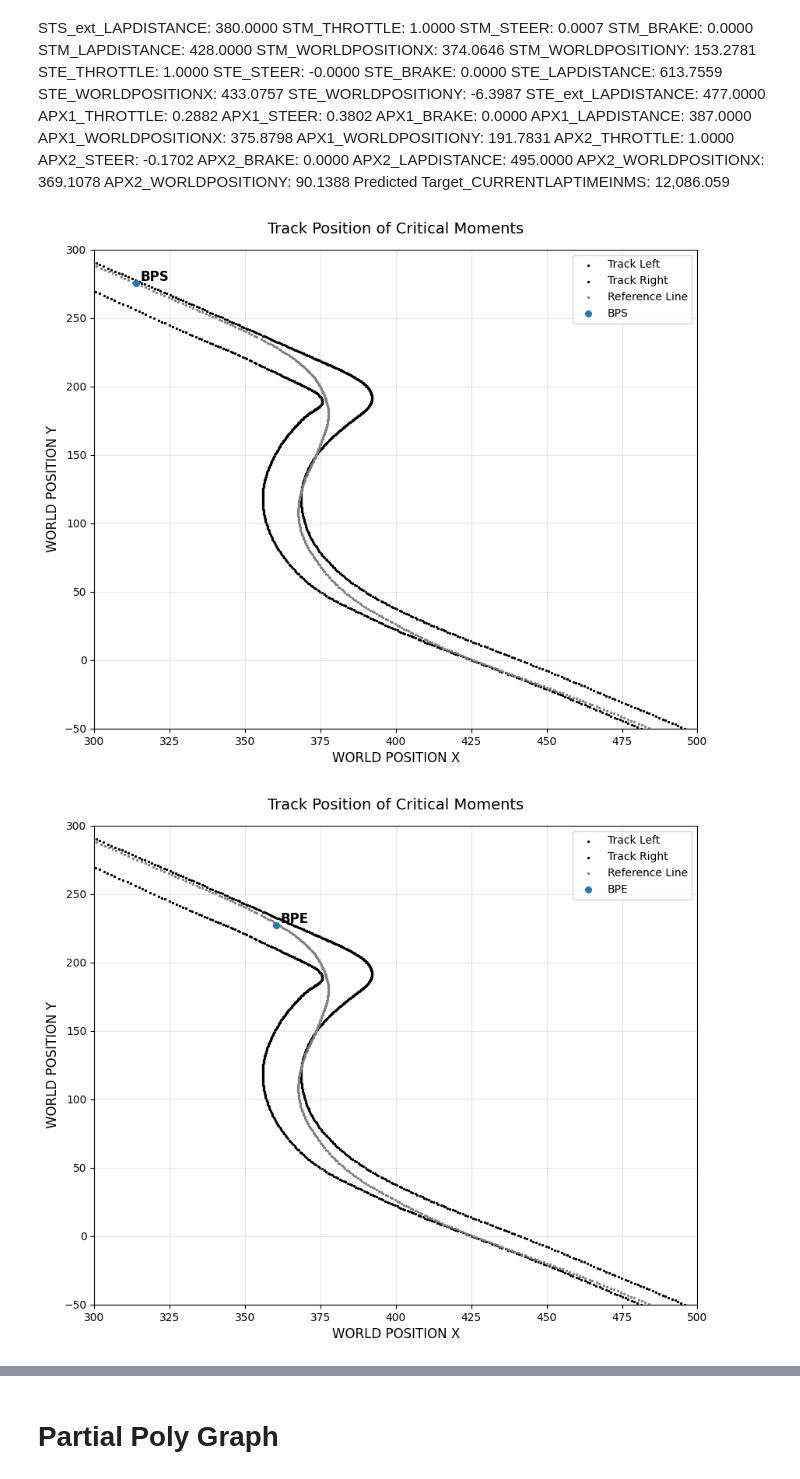
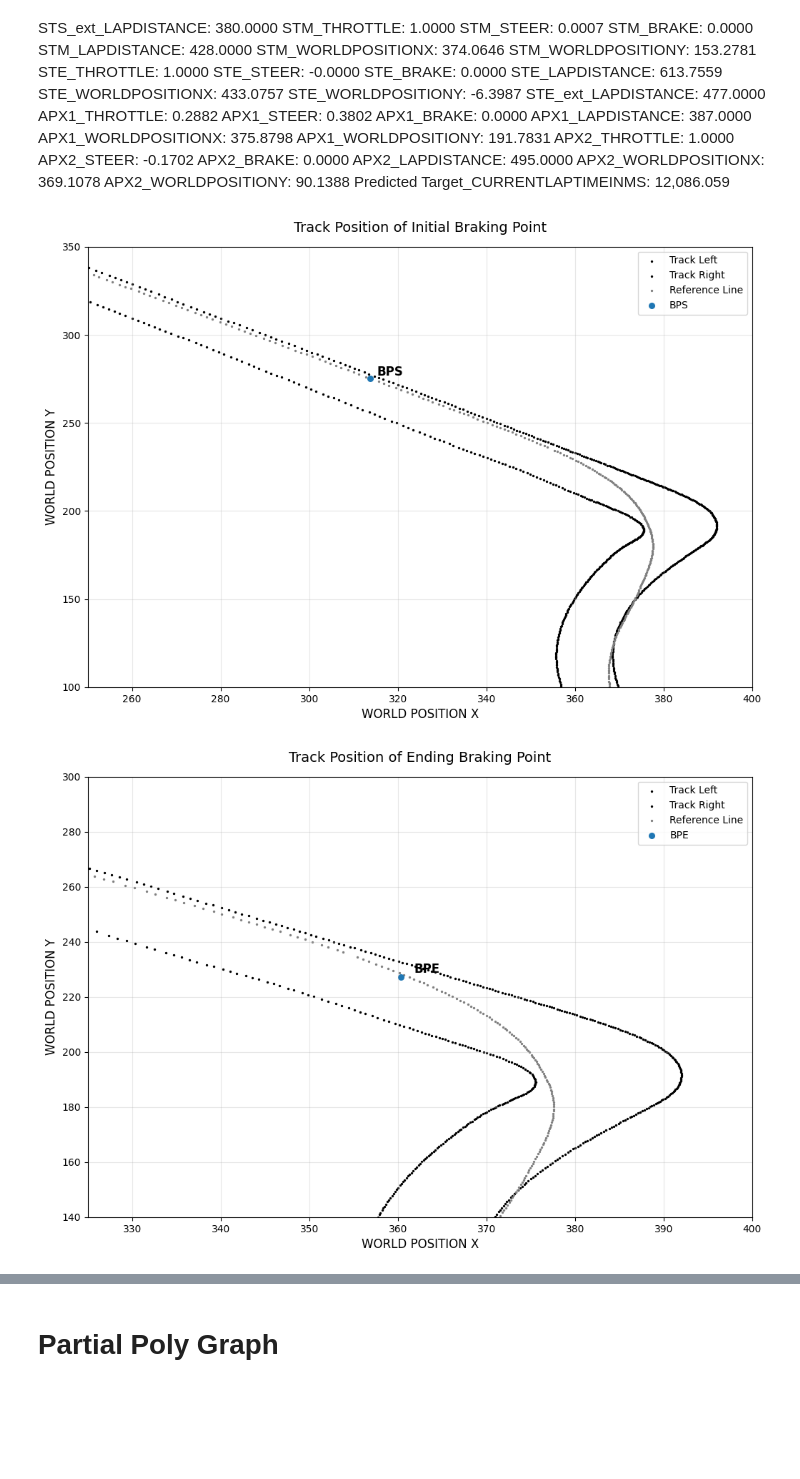
Before and after one commit to muhaseeb34/Data3001-Modelling-2, a Jupyter notebook: Muhammad-mutual_info-VIF-SVR.ipynb, the cells around one changed output, grey strips where cells are left out. Cells and saved outputs as stored; diff of their text form; code cells hidden in the pictures; blank space fills up the shorter version.

Commit message:
partial poly graphs added

```diff
--- a/Muhammad-mutual_info-VIF-SVR.ipynb
+++ b/Muhammad-mutual_info-VIF-SVR.ipynb
@@ -398,37 +398,73 @@ points = {}
 prefixes = ["BPS", "BPE", "THS", "THE", "STS", "STM", "STE", "APX1", "APX2"]
 
 row = best_combo_unscaled.iloc[0]
 for p in prefixes:
     x_col = f"{p}_WORLDPOSITIONX"
     y_col = f"{p}_WORLDPOSITIONY"
 
     if x_col in row and y_col in row:
         points[p] = (float(row[x_col]), float(row[y_col]))
 
 f = 100000
 
 for name, (x, y) in points.items():
-    plt.figure(figsize=(10, 8))
+    plt.figure(figsize=(12, 8))
     plt.scatter(track_left.loc[track_left["FRAME"] <= f,  "WORLDPOSX"],
             track_left.loc[track_left["FRAME"] <= f,  "WORLDPOSY"],
             s=2, color="black", label="Track Left")
     plt.scatter(track_right.loc[track_right["FRAME"] <= f, "WORLDPOSX"],
             track_right.loc[track_right["FRAME"] <= f, "WORLDPOSY"],
             s=2, color="black", label="Track Right")
     plt.scatter(track_line.loc[track_line["FRAME"] <= f,  "WORLDPOSX"],
             track_line.loc[track_line["FRAME"] <= f,  "WORLDPOSY"],
             s=2, color="gray",  label="Reference Line")
     plt.scatter(x, y, s=30, label=name)
     plt.text(x + 1.5, y + 1.5, name, fontsize=12, weight="bold")
     plt.xlabel("WORLD POSITION X", fontsize=12)
     plt.ylabel("WORLD POSITION Y", fontsize=12)
-    plt.title("Track Position of Critical Moments", fontsize=14, pad=15)
+
     plt.grid(alpha=0.3)
     plt.legend()
-    if
-    plt.xlim(300, 500)
-    plt.ylim(-50, 300)
+    if name == "BPS":
+        plt.xlim(250, 400)
+        plt.ylim(100, 350)
+        plt.title("Track Position of Initial Braking Point", fontsize=14, pad=15)
+    elif name == "BPE":
+        plt.xlim(325, 400)
+        plt.ylim(140, 300)
+        plt.title("Track Position of Ending Braking Point", fontsize=14, pad=15)
+    elif name == "THS":
+        plt.xlim(280, 400)
+        plt.ylim(100, 350)
+        plt.title("Track Position of Ending Braking Point", fontsize=14, pad=15)
+    elif name == "THE":
+        plt.xlim(340, 400)
+        plt.ylim(120, 250)
+        plt.title("Track Position of Ending Braking Point", fontsize=14, pad=15)
+    elif name == "STS":
+        plt.xlim(280, 400)
+        plt.ylim(100, 350)
+        plt.title("Track Position of Ending Braking Point", fontsize=14, pad=15)
+    elif name == "STM":
+        plt.xlim(340, 400)
+        plt.ylim(50, 250)
+        plt.title("Track Position of Ending Braking Point", fontsize=14, pad=15)
+    elif name == "STE":
+        plt.xlim(350, 500)
+        plt.ylim(-100, 200)
+        plt.title("Track Position of Ending Braking Point", fontsize=14, pad=15)
+    elif name == "APX1":
+        plt.xlim(350, 400)
+        plt.ylim(150, 250)
+        plt.title("Track Position of Ending Braking Point", fontsize=14, pad=15)
+    elif name == "APX2":
+        plt.xlim(350, 400)
+        plt.ylim(0, 150)
+        plt.title("Track Position of Ending Braking Point", fontsize=14, pad=15)
+
+
+
     plt.show()
 # %% [output]
-[figure, old version]
+[figure, new version]
-[figure, old version]
+[figure, new version]
```
Also changed, not shown: parts of 3 cells of this notebook.
